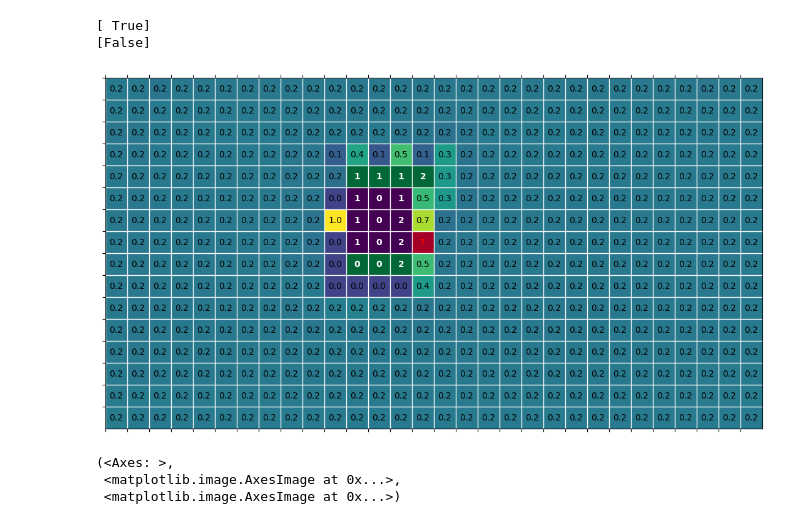
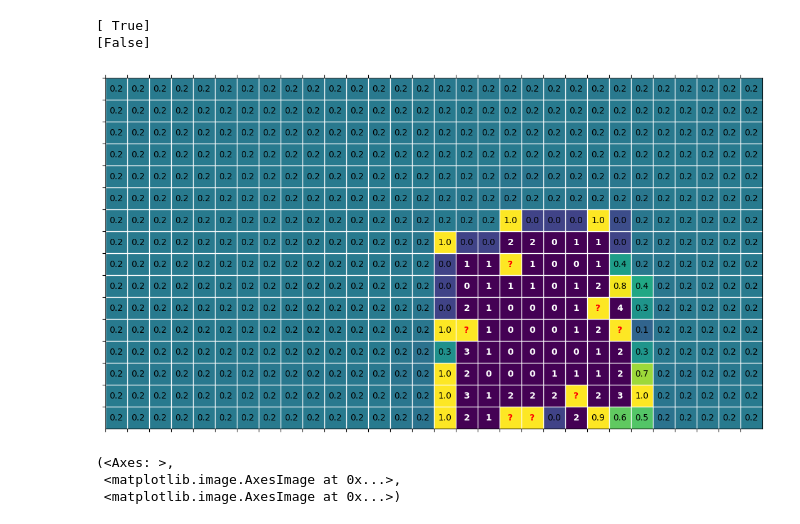
Before and after one commit to ClaudioPaterniti/MineSweeperLearning, a Jupyter notebook: train.ipynb, the cells around one changed output. Drawn from its saved outputs; the diff is of its cells as text; code cells hidden in the pictures.

Commit message:
Add train from losing moves

```diff
--- a/train.ipynb
+++ b/train.ipynb
@@ -48,5 +70,2 @@ optimizer = torch.optim.Adam(model.model.parameters(), lr=0.001)
 # %%
-training_size = 50000
-train = utils.sample(np.load('data/dataset.npy'), training_size)
-test = Game(n = 500)
-zeros = test.open_zero()
+dataset = utils.sample(np.load('data/dataset.npy'), 200_000)
@@ -57,0 +72,8 @@ train_dataloader = DataLoader(training_data, batch_size)
+# %%
+transform = model.transform
+batch_size = 128
+test_games = Game(n = 500)
+zeros = test_games.open_zero()
+training_data, test_data = torch.utils.data.random_split(MineSweeperDataset(dataset, transform), (0.95, 0.05))
+train_dataloader = DataLoader(training_data, batch_size, num_workers=4, pin_memory=True)
+test_dataloader = DataLoader(training_data, batch_size, num_workers=4, pin_memory=True)
@@ -57,0 +82,4 @@ train_dataloader = DataLoader(training_data, batch_size)
+# %%
+train_loss = []
+test_loss = []
+win_rate = []
@@ -58,12 +88,22 @@ train_dataloader = DataLoader(training_data, batch_size)
 # %%
-epochs = 10
+epochs = 1
+stop_if_no_max_after = 2
+max_win_rate, argmax_t = 0, 0
 for t in range(epochs):
     print(f"Epoch {t+1}\n-------------------------------")
-    model.train(train_dataloader, optimizer)
-    player.play(test)
-    print(test.win_rate())
-    test.reset()
-    test.open(zeros)
+    train_loss.append(model.train(train_dataloader, optimizer))
+    player.play(test_games)
+    win_rate.append(test_games.win_rate())
+    print(win_rate[-1])
+    test_games.reset()
+    test_games.open(zeros)
+    test_loss.append(model.test(test_dataloader))
+    if stop_if_no_max_after > 0:
+      max_win_rate = max(max_win_rate, win_rate[-1])
+      if win_rate[-1] > max_win_rate - 0.01:
+        argmax_t = t
+      elif t - argmax_t >= stop_if_no_max_after:
+          break
 # %% [output]
 Epoch 1
 -------------------------------
@@ -91,13 +141,13 @@ _ = g.open_zero()
 # %%
-o, f = player.step(g)
+player.play(g, 5)
 print(g.active_games)
 print(g.won)
 p = model(g.game_state(), g.mines_n)
-g.pyplot_game(0, mine_probs=p[0], highlighted='last_moves', print_zeros= True, size=0.35) # highlight newly opened in red
+g.pyplot_game(0, mine_probs=p[0], highlighted='losing', print_zeros= True, size=0.35) # highlight newly opened in red
 # %% [output]
 [ True]
 [False]
-[figure, old version]
+[figure, new version]
 (<Axes: >,
  <matplotlib.image.AxesImage at 0x...>,
  <matplotlib.image.AxesImage at 0x...>)
```
Also changed, not shown: parts of 18 cells of this notebook, 3 other files.
